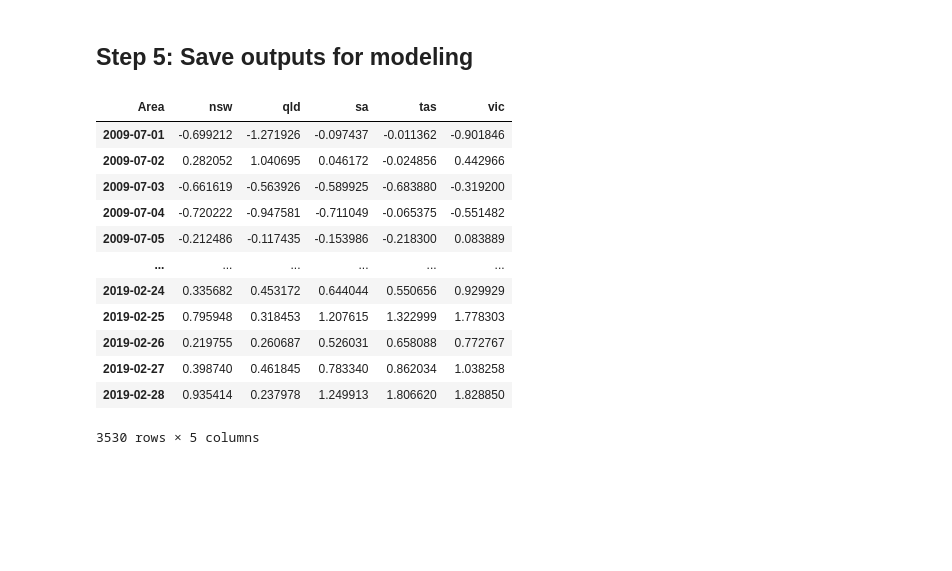
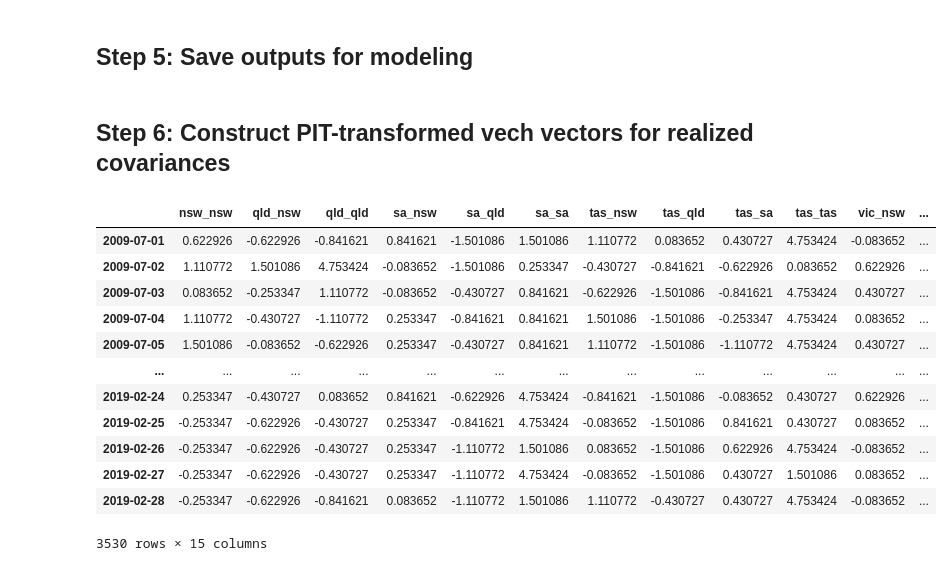
Before and after one commit to franrolotti/volatility-spillovers-methodology, a Jupyter notebook: 02_compute_realized_volatilities.ipynb, the cells around one changed output. Saved outputs shown, nothing was run; the diff lists cells and outputs as text; code cells hidden in the pictures; blank space fills up the shorter version.

Commit message:
Included covariances

```diff
--- a/02_compute_realized_volatilities.ipynb
+++ b/02_compute_realized_volatilities.ipynb
@@ -257,19 +257,52 @@ daily_cov_long.to_parquet(f"parquet_files/daily_realized_covariances_{option_sel
 
 # Save PIT-transformed variances
 pit_vars.to_parquet(f"parquet_files/pit_transformed_variances_{option_selector.value}.parquet")
-# %%
-pit_vars
-# %% [output]
-| Area | nsw | qld | sa | tas | vic |
-| 2009-07-01 | -0.699212 | -1.271926 | -0.097437 | -0.011362 | -0.901846 |
-| 2009-07-02 | 0.282052 | 1.040695 | 0.046172 | -0.024856 | 0.442966 |
-| 2009-07-03 | -0.661619 | -0.563926 | -0.589925 | -0.683880 | -0.319200 |
-| 2009-07-04 | -0.720222 | -0.947581 | -0.711049 | -0.065375 | -0.551482 |
-| 2009-07-05 | -0.212486 | -0.117435 | -0.153986 | -0.218300 | 0.083889 |
-| ... | ... | ... | ... | ... | ... |
-| 2019-02-24 | 0.335682 | 0.453172 | 0.644044 | 0.550656 | 0.929929 |
-| 2019-02-25 | 0.795948 | 0.318453 | 1.207615 | 1.322999 | 1.778303 |
-| 2019-02-26 | 0.219755 | 0.260687 | 0.526031 | 0.658088 | 0.772767 |
-| 2019-02-27 | 0.398740 | 0.461845 | 0.783340 | 0.862034 | 1.038258 |
-| 2019-02-28 | 0.935414 | 0.237978 | 1.249913 | 1.806620 | 1.828850 |
-3530 rows × 5 columns
+# %% [markdown]
+## Step 6: Construct PIT-transformed vech vectors for realized covariances
+# %%
+# Create a DataFrame where each row is vech(PIT-transformed covariance matrix for each day)
+def vech(mat):
+    idx = np.tril_indices_from(mat)
+    return mat[idx]
+
+def pit_vech_transform(daily_covariances):
+    dates = []
+    vectors = []
+
+    for day, mat in daily_covariances.items():
+        mat_array = mat.values
+        vech_raw = vech(mat_array)
+
+        # PIT transform each element of vech
+        sorted_vals = np.sort(vech_raw)
+        cdf_vals = np.searchsorted(sorted_vals, vech_raw, side='right') / len(sorted_vals)
+        cdf_vals = np.clip(cdf_vals, 1e-6, 1-1e-6)
+        vech_pit = norm.ppf(cdf_vals)
+
+        vectors.append(vech_pit)
+        dates.append(day)
+
+    vech_names = [f"{i}_{j}" for i in mat.columns for j in mat.columns if mat.columns.get_loc(j) <= mat.columns.get_loc(i)]
+    pit_vech_df = pd.DataFrame(vectors, index=pd.to_datetime(dates), columns=vech_names)
+    return pit_vech_df
+
+pit_vech = pit_vech_transform(daily_covariances)
+
+# %%
+# Save to disk
+pit_vech.to_parquet(f"parquet_files/pit_transformed_vech_{option_selector.value}.parquet")
+pit_vech
+# %% [output]
+|  | nsw_nsw | qld_nsw | qld_qld | sa_nsw | sa_qld | sa_sa | tas_nsw | tas_qld | tas_sa | tas_tas | vic_nsw | ... |
+| 2009-07-01 | 0.622926 | -0.622926 | -0.841621 | 0.841621 | -1.501086 | 1.501086 | 1.110772 | 0.083652 | 0.430727 | 4.753424 | -0.083652 | ... |
+| 2009-07-02 | 1.110772 | 1.501086 | 4.753424 | -0.083652 | -1.501086 | 0.253347 | -0.430727 | -0.841621 | -0.622926 | 0.083652 | 0.622926 | ... |
+| 2009-07-03 | 0.083652 | -0.253347 | 1.110772 | -0.083652 | -0.430727 | 0.841621 | -0.622926 | -1.501086 | -0.841621 | 4.753424 | 0.430727 | ... |
+| 2009-07-04 | 1.110772 | -0.430727 | -1.110772 | 0.253347 | -0.841621 | 0.841621 | 1.501086 | -1.501086 | -0.253347 | 4.753424 | 0.083652 | ... |
+| 2009-07-05 | 1.501086 | -0.083652 | -0.622926 | 0.253347 | -0.430727 | 0.841621 | 1.110772 | -1.501086 | -1.110772 | 4.753424 | 0.430727 | ... |
+| ... | ... | ... | ... | ... | ... | ... | ... | ... | ... | ... | ... | ... |
+| 2019-02-24 | 0.253347 | -0.430727 | 0.083652 | 0.841621 | -0.622926 | 4.753424 | -0.841621 | -1.501086 | -0.083652 | 0.430727 | 0.622926 | ... |
+| 2019-02-25 | -0.253347 | -0.622926 | -0.430727 | 0.253347 | -0.841621 | 4.753424 | -0.083652 | -1.501086 | 0.841621 | 0.430727 | 0.083652 | ... |
+| 2019-02-26 | -0.253347 | -0.622926 | -0.430727 | 0.253347 | -1.110772 | 1.501086 | 0.083652 | -1.501086 | 0.622926 | 4.753424 | -0.083652 | ... |
+| 2019-02-27 | -0.253347 | -0.622926 | -0.430727 | 0.253347 | -1.110772 | 4.753424 | -0.083652 | -1.501086 | 0.430727 | 1.501086 | 0.083652 | ... |
+| 2019-02-28 | -0.253347 | -0.622926 | -0.841621 | 0.083652 | -1.110772 | 1.501086 | 1.110772 | -0.430727 | 0.430727 | 4.753424 | -0.083652 | ... |
+3530 rows × 15 columns
```
